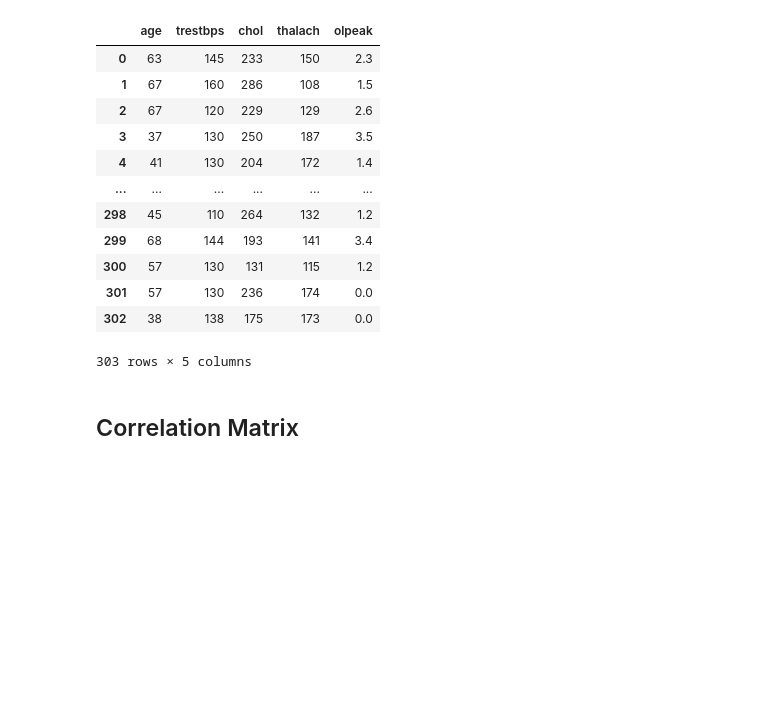
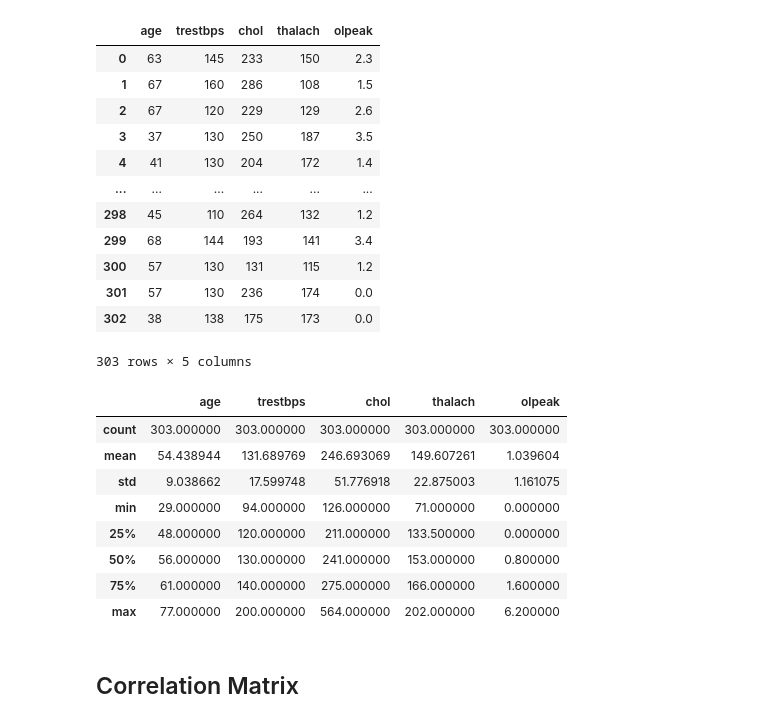
Before and after one commit to mayuri3399/Mobile-Price-Range, a Jupyter notebook: PROJECT_ANALYSIS.ipynb, the cells around one changed output. Saved outputs shown, nothing was run; the diff lists cells and outputs as text; code cells hidden in the pictures; blank space fills up the shorter version.

```diff
--- a/PROJECT_ANALYSIS.ipynb
+++ b/PROJECT_ANALYSIS.ipynb
@@ -37,6 +37,19 @@ hdf1
 | 301 | 57 | 130 | 236 | 174 | 0.0 |
 | 302 | 38 | 138 | 175 | 173 | 0.0 |
 303 rows × 5 columns
+# %%
+k=pd.DataFrame(hdf1.describe())
+k
+# %% [output]
+|  | age | trestbps | chol | thalach | olpeak |
+| count | 303.000000 | 303.000000 | 303.000000 | 303.000000 | 303.000000 |
+| mean | 54.438944 | 131.689769 | 246.693069 | 149.607261 | 1.039604 |
+| std | 9.038662 | 17.599748 | 51.776918 | 22.875003 | 1.161075 |
+| min | 29.000000 | 94.000000 | 126.000000 | 71.000000 | 0.000000 |
+| 25% | 48.000000 | 120.000000 | 211.000000 | 133.500000 | 0.000000 |
+| 50% | 56.000000 | 130.000000 | 241.000000 | 153.000000 | 0.800000 |
+| 75% | 61.000000 | 140.000000 | 275.000000 | 166.000000 | 1.600000 |
+| max | 77.000000 | 200.000000 | 564.000000 | 202.000000 | 6.200000 |
 # %% [markdown]
 ## Correlation Matrix
 # %%
```
Also changed, not shown: parts of 38 cells of this notebook.
